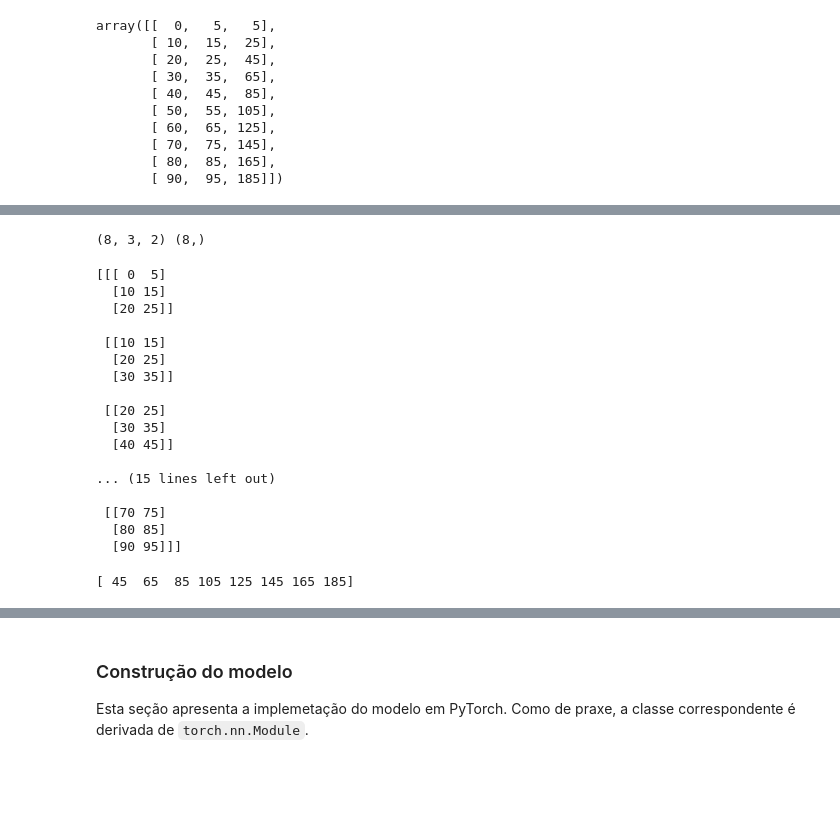
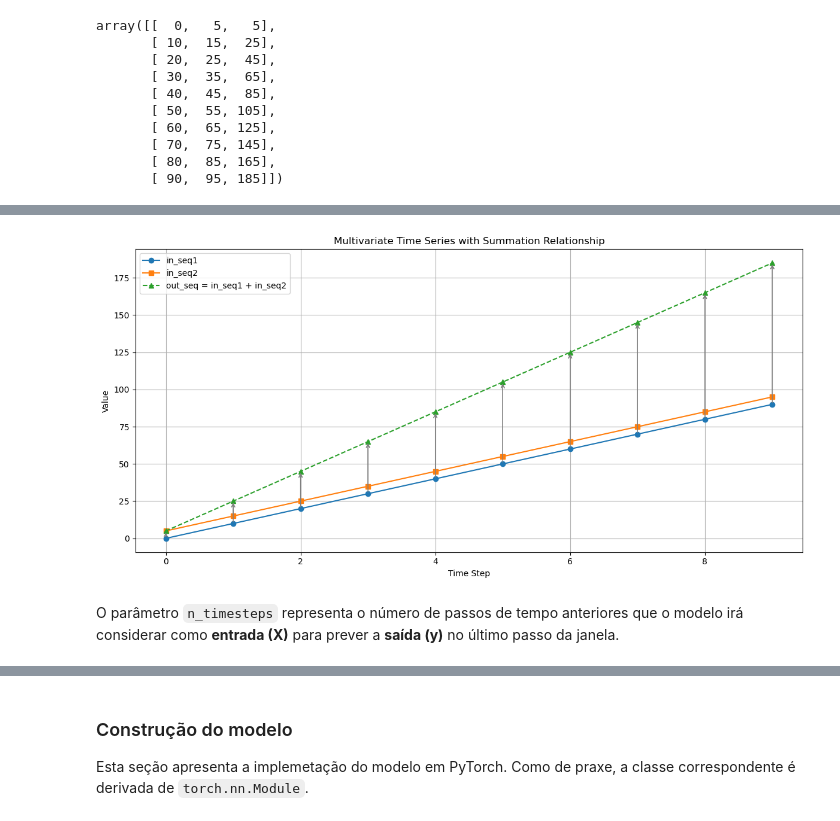
Before and after one commit to AILAB-CEFET-RJ/cic1205, a Jupyter notebook: notebooks/DL/DL07-LSTM.ipynb, the cells around one changed output, grey strips where cells are left out. Saved outputs shown, nothing was run; the diff lists cells and outputs as text; code cells hidden in the pictures; blank space fills up the shorter version.

```diff
--- a/notebooks/DL/DL07-LSTM.ipynb
+++ b/notebooks/DL/DL07-LSTM.ipynb
@@ -140,32 +154,37 @@ array([[  0,   5,   5],
+# %%
+import matplotlib.pyplot as plt
+import numpy as np
+
+# Dados
+in_seq1 = np.array([x for x in range(0, 100, 10)])
+in_seq2 = np.array([x for x in range(5, 105, 10)])
+out_seq = np.array([in_seq1[i] + in_seq2[i] for i in range(len(in_seq1))])
+t = np.arange(len(in_seq1))  # eixo do tempo
+
+# Plot
+fig, ax = plt.subplots(figsize=(12, 6))
+ax.plot(t, in_seq1, marker='o', label='in_seq1')
+ax.plot(t, in_seq2, marker='s', label='in_seq2')
+ax.plot(t, out_seq, marker='^', label='out_seq = in_seq1 + in_seq2', linestyle='--')
+
+# Anotações com setas
+for i in range(len(t)):
+    ax.annotate('', xy=(t[i], out_seq[i]), xytext=(t[i], in_seq1[i]),
+                arrowprops=dict(arrowstyle='->', color='gray'))
+    ax.annotate('', xy=(t[i], out_seq[i]), xytext=(t[i], in_seq2[i]),
+                arrowprops=dict(arrowstyle='->', color='gray'))
+
+# Destaques visuais
+ax.set_title('Multivariate Time Series with Summation Relationship')
+ax.set_xlabel('Time Step')
+ax.set_ylabel('Value')
+ax.grid(True)
+ax.legend()
+plt.tight_layout()
+plt.show()
+# %% [output]
+[figure, added]
+# %% [markdown]
+O parâmetro `n_timesteps` representa o número de passos de tempo anteriores que o modelo irá considerar como **entrada (X)** para prever a **saída (y)** no último passo da janela.
 # %%
 n_timesteps = 3 # this is number of timesteps
-# %%
-# convert dataset into input/output
-X, y = split_sequences(dataset, n_timesteps)
-print(X.shape, y.shape)
-# %% [output]
-(8, 3, 2) (8,)
-# %%
-print(X)
-# %% [output]
-[[[ 0  5]
-  [10 15]
-  [20 25]]
-
- [[10 15]
-  [20 25]
-  [30 35]]
-
- [[20 25]
-  [30 35]
-  [40 45]]
-
-... (15 lines left out)
-
- [[70 75]
-  [80 85]
-  [90 95]]]
-# %%
-print(y)
-# %% [output]
-[ 45  65  85 105 125 145 165 185]
```
Also changed, not shown: parts of 14 cells of this notebook, 2 other files.
